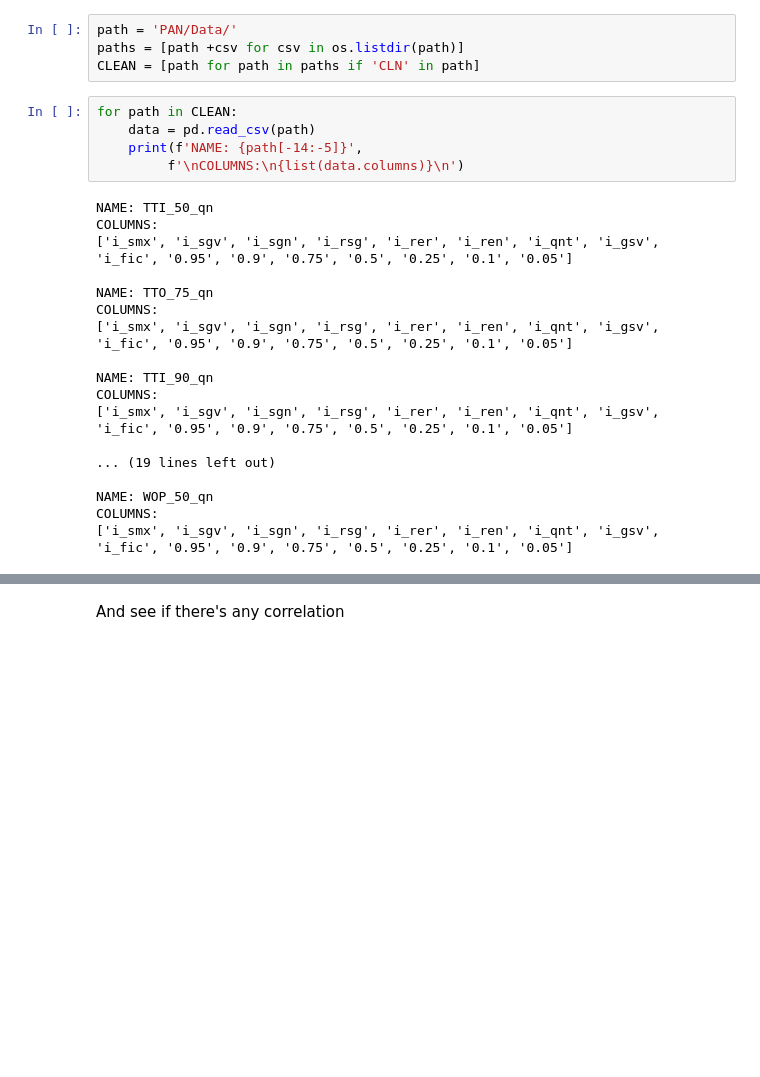
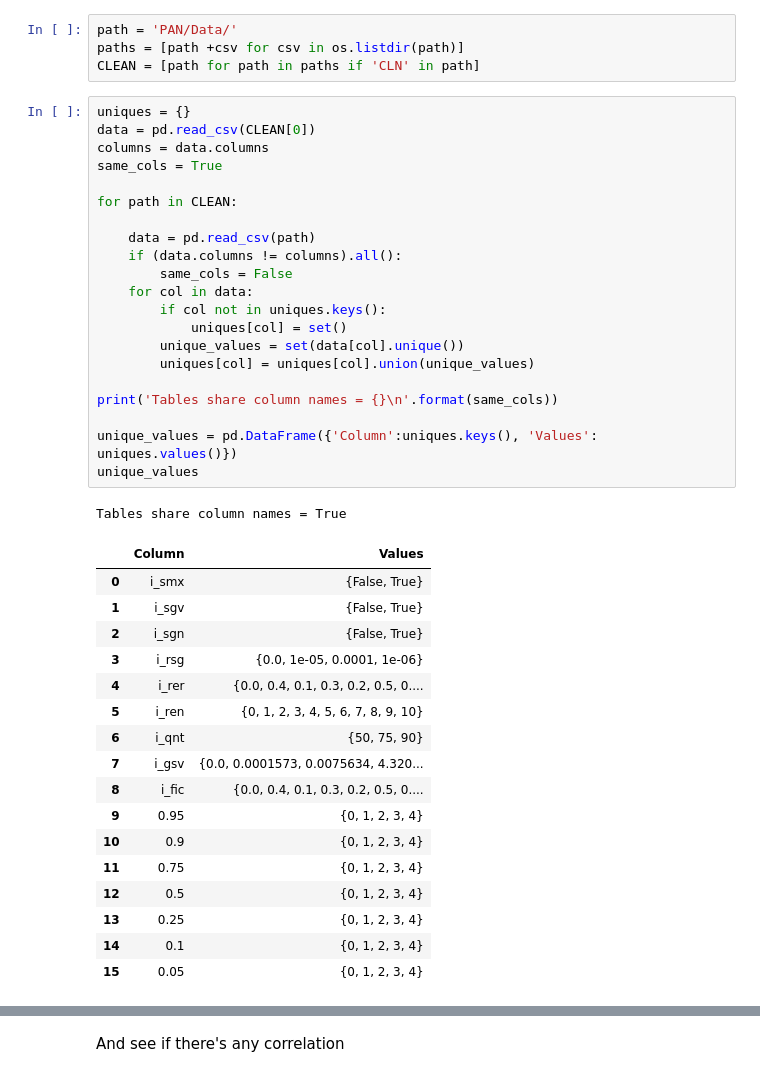
Before and after one commit to Chipdelmal/MoNeT_ML, a Jupyter notebook: STP/SvR/Profiling.ipynb, the cells around one changed output, grey strips where cells are left out. Saved outputs shown, nothing was run; the diff lists cells and outputs as text; blank space fills up the shorter version.

Commit message:
Unique values for each column

```diff
--- a/STP/SvR/Profiling.ipynb
+++ b/STP/SvR/Profiling.ipynb
@@ -10,29 +10,46 @@ sns.set_theme(style="white")
 path = 'PAN/Data/'
 paths = [path +csv for csv in os.listdir(path)]
 CLEAN = [path for path in paths if 'CLN' in path]
-# %%
-for path in CLEAN:
-    data = pd.read_csv(path)
-    print(f'NAME: {path[-14:-5]}',
-         f'\nCOLUMNS:\n{list(data.columns)}\n')
-# %% [output]
-NAME: TTI_50_qn
-COLUMNS:
-['i_smx', 'i_sgv', 'i_sgn', 'i_rsg', 'i_rer', 'i_ren', 'i_qnt', 'i_gsv', 'i_fic', '0.95', '0.9', '0.75', '0.5', '0.25', '0.1', '0.05']
-
-NAME: TTO_75_qn
-COLUMNS:
-['i_smx', 'i_sgv', 'i_sgn', 'i_rsg', 'i_rer', 'i_ren', 'i_qnt', 'i_gsv', 'i_fic', '0.95', '0.9', '0.75', '0.5', '0.25', '0.1', '0.05']
-
-NAME: TTI_90_qn
-COLUMNS:
-['i_smx', 'i_sgv', 'i_sgn', 'i_rsg', 'i_rer', 'i_ren', 'i_qnt', 'i_gsv', 'i_fic', '0.95', '0.9', '0.75', '0.5', '0.25', '0.1', '0.05']
-
-... (19 lines left out)
-
-NAME: WOP_50_qn
-COLUMNS:
-['i_smx', 'i_sgv', 'i_sgn', 'i_rsg', 'i_rer', 'i_ren', 'i_qnt', 'i_gsv', 'i_fic', '0.95', '0.9', '0.75', '0.5', '0.25', '0.1', '0.05']
+# %%
+uniques = {}
+data = pd.read_csv(CLEAN[0])
+columns = data.columns
+same_cols = True
+
+for path in CLEAN:
+
+    data = pd.read_csv(path)
+    if (data.columns != columns).all():
+        same_cols = False
+    for col in data:
+        if col not in uniques.keys():
+            uniques[col] = set()
+        unique_values = set(data[col].unique())
+        uniques[col] = uniques[col].union(unique_values)
+
+print('Tables share column names = {}\n'.format(same_cols))
+
+unique_values = pd.DataFrame({'Column':uniques.keys(), 'Values': uniques.values()})
+unique_values
+# %% [output]
+Tables share column names = True
+|  | Column | Values |
+| 0 | i_smx | {False, True} |
+| 1 | i_sgv | {False, True} |
+| 2 | i_sgn | {False, True} |
+| 3 | i_rsg | {0.0, 1e-05, 0.0001, 1e-06} |
+| 4 | i_rer | {0.0, 0.4, 0.1, 0.3, 0.2, 0.5, 0.... |
+| 5 | i_ren | {0, 1, 2, 3, 4, 5, 6, 7, 8, 9, 10} |
+| 6 | i_qnt | {50, 75, 90} |
+| 7 | i_gsv | {0.0, 0.0001573, 0.0075634, 4.320... |
+| 8 | i_fic | {0.0, 0.4, 0.1, 0.3, 0.2, 0.5, 0.... |
+| 9 | 0.95 | {0, 1, 2, 3, 4} |
+| 10 | 0.9 | {0, 1, 2, 3, 4} |
+| 11 | 0.75 | {0, 1, 2, 3, 4} |
+| 12 | 0.5 | {0, 1, 2, 3, 4} |
+| 13 | 0.25 | {0, 1, 2, 3, 4} |
+| 14 | 0.1 | {0, 1, 2, 3, 4} |
+| 15 | 0.05 | {0, 1, 2, 3, 4} |
 # %%
 data = pd.read_csv(CLEAN[-1])
 
```
Also changed, not shown: parts of 4 cells of this notebook.
